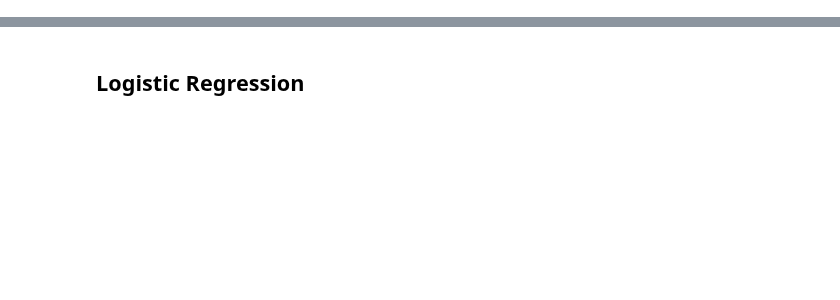
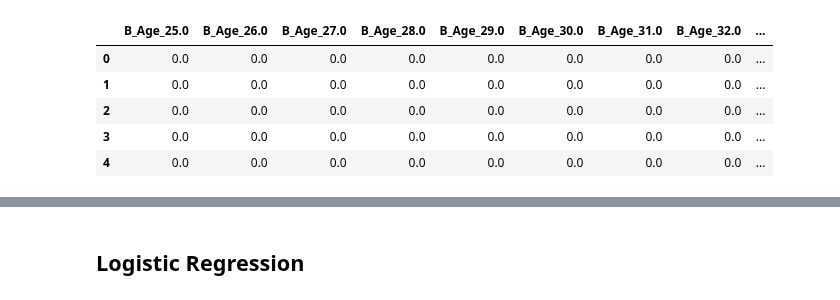
Before and after one commit to seven-foot-two/turtle-time, a Jupyter notebook: UFC_Final_Project.ipynb, the cells around one changed output, grey strips where cells are left out. Cells and saved outputs as stored; diff of their text form; code cells hidden in the pictures; blank space fills up the shorter version.

Commit message:
Tested binning and encoding B_Age to increase the ML model accuracy scores.

```diff
--- a/UFC_Final_Project.ipynb
+++ b/UFC_Final_Project.ipynb
@@ -61,0 +113,3 @@ plt.show()
+# %%
+# Convert B_Age column data type from int to object for binning
+ufc_df["B_Age"] = ufc_df["B_Age"].astype(str)
@@ -61,0 +181,22 @@ plt.show()
+# %%
+# Encode the B_Age column
+
+# Import OneHotEncoder
+from sklearn.preprocessing import OneHotEncoder
+
+# Create the OneHotEncoder instance
+enc = OneHotEncoder(sparse=False)
+
+# Fit the encoder and create the encoded DataFrame
+encode_df = pd.DataFrame(enc.fit_transform(ufc_df["B_Age"].values.reshape(-1,1)))
+
+# Rename the encoded columns
+encode_df.columns = enc.get_feature_names(["B_Age"])
+encode_df.head()
+# %% [output]
+|  | B_Age_25.0 | B_Age_26.0 | B_Age_27.0 | B_Age_28.0 | B_Age_29.0 | B_Age_30.0 | B_Age_31.0 | B_Age_32.0 | ... |
+| 0 | 0.0 | 0.0 | 0.0 | 0.0 | 0.0 | 0.0 | 0.0 | 0.0 | ... |
+| 1 | 0.0 | 0.0 | 0.0 | 0.0 | 0.0 | 0.0 | 0.0 | 0.0 | ... |
+| 2 | 0.0 | 0.0 | 0.0 | 0.0 | 0.0 | 0.0 | 0.0 | 0.0 | ... |
+| 3 | 0.0 | 0.0 | 0.0 | 0.0 | 0.0 | 0.0 | 0.0 | 0.0 | ... |
+| 4 | 0.0 | 0.0 | 0.0 | 0.0 | 0.0 | 0.0 | 0.0 | 0.0 | ... |
```
Also changed, not shown: parts of 19 cells of this notebook, 1 other file.
